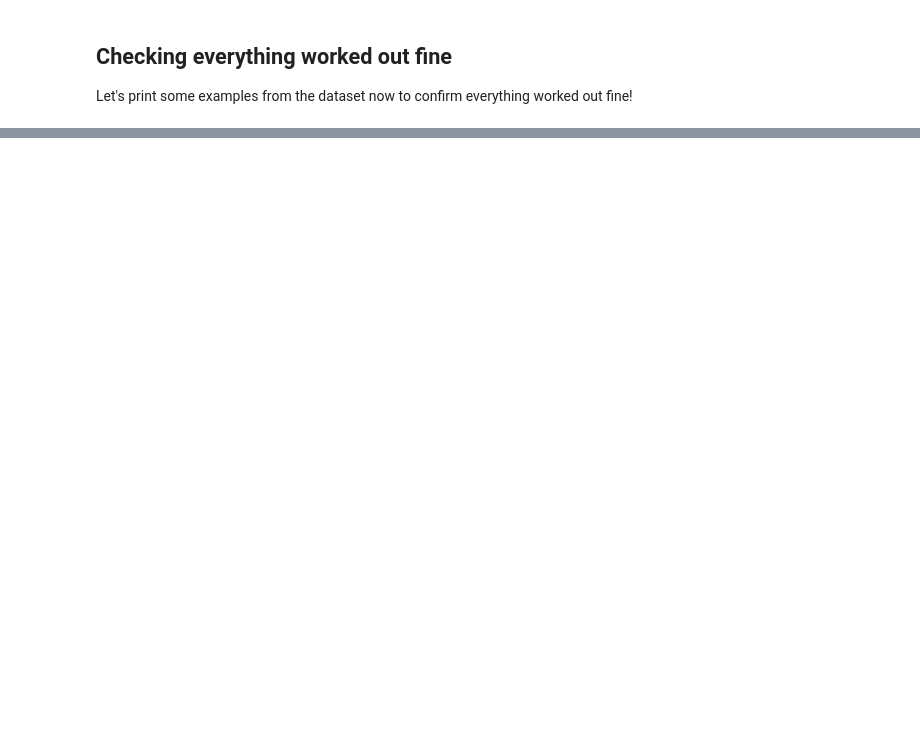
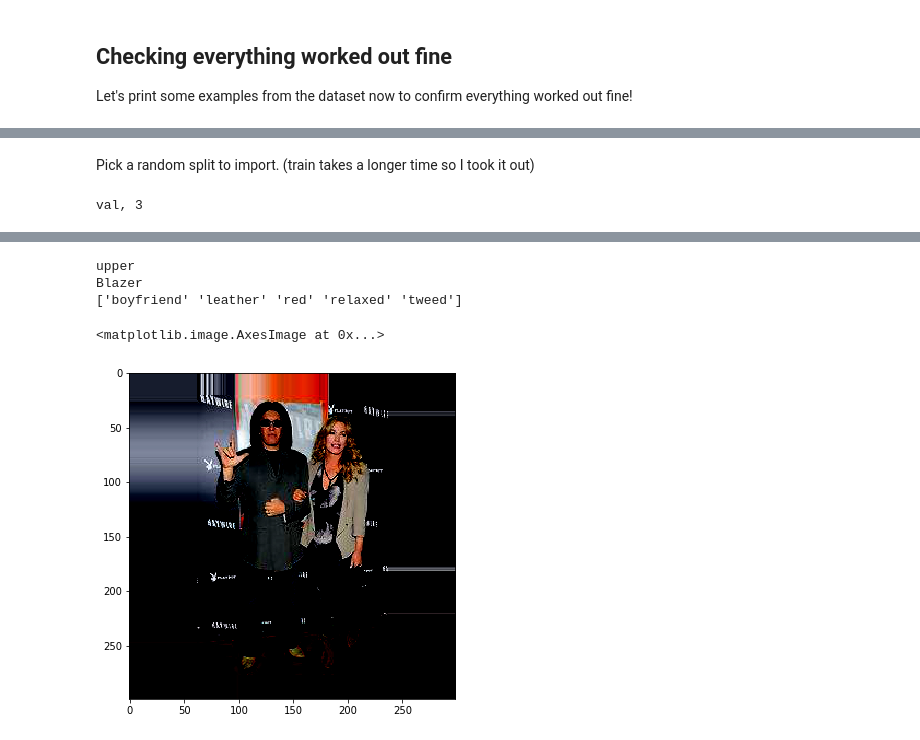
Before and after one commit to kdonbekci/pennyworth, a Jupyter notebook: _2_preprocessing.ipynb, the cells around one changed output, grey strips where cells are left out. Saved outputs shown, nothing was run; the diff lists cells and outputs as text; code cells hidden in the pictures; blank space fills up the shorter version.

```diff
--- a/_2_preprocessing.ipynb
+++ b/_2_preprocessing.ipynb
@@ -193,0 +182,21 @@ upper
+# %% [markdown]
+Pick a random split to import. (train takes a longer time so I took it out)
+# %%
+split = random.choice(['val', 'test'])
+i = random.randint(1, NUM_SPLITS)
+print('{}, {}'.format(split, i))
+# %% [output]
+val, 3
+# %%
+check_x = np.load(os.path.join(DATASET_DIR, split, 'X', 'x_{}.npy'.format(i)))
+check_attr = np.load(os.path.join(DATASET_DIR, split, 'attr', 'attr_{}.npy'.format(i)))
+check_cat = np.load(os.path.join(DATASET_DIR, split, 'cat', 'cat_{}.npy'.format(i)))
+check_cat_type = np.load(os.path.join(DATASET_DIR, split,
+                                      'cat_type', 'cat_type_{}.npy'.format(i)))
+# %%
+j = random.randint(0, len(check_x))
+print(cat_types[check_cat_type[j]])
+print(cat[check_cat[j]])
+print(attr[np.where(check_attr[j]==1)])
+plt.imshow(check_x[j].astype(np.float32))
+# %% [output]
@@ -193,0 +204,5 @@ upper
+upper
+Blazer
+['boyfriend' 'leather' 'red' 'relaxed' 'tweed']
+<matplotlib.image.AxesImage at 0x...>
+[figure, added]
```
Also changed, not shown: parts of 7 cells of this notebook, 2 other files.
